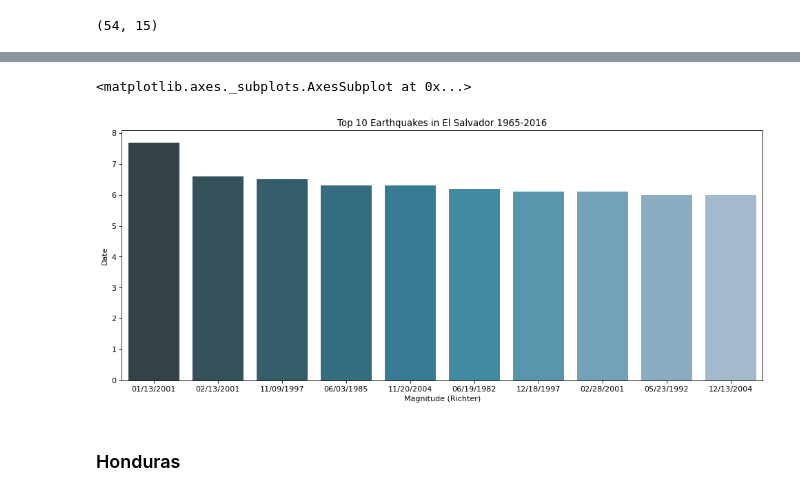
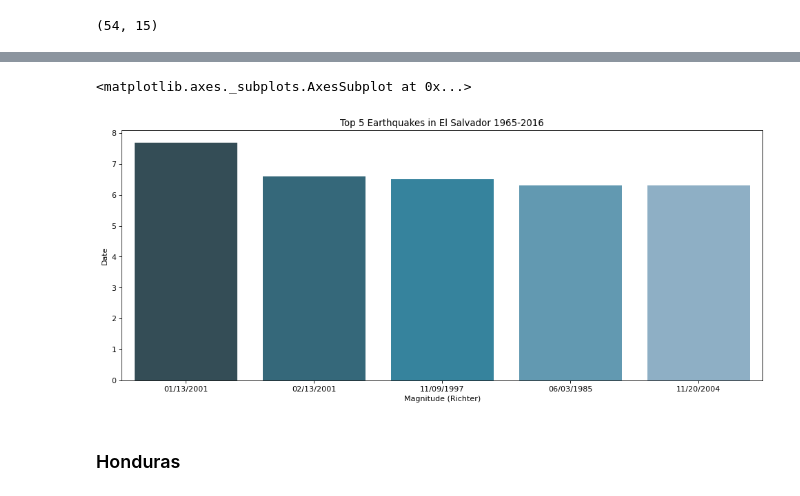
Before and after one commit to sotus30/Earthquakes_Central_America, a Jupyter notebook: Data Exploration 2.ipynb, the cells around one changed output, grey strips where cells are left out. Saved outputs shown, nothing was run; the diff lists cells and outputs as text; code cells hidden in the pictures.

```diff
--- a/Data Exploration 2.ipynb
+++ b/Data Exploration 2.ipynb
@@ -558,19 +558,19 @@ map_SV
 # %% [output]
 [interactive output not drawn]
 # %%
-SV_top10 = df_SV.nlargest(10, 'Magnitude')
+SV_top10 = df_SV.nlargest(5, 'Magnitude')
 y= SV_top10['Magnitude'].values
 
 figure(num=None, figsize=(15, 6), dpi=80, facecolor='w', edgecolor='k')
 
-plt.title('Top 10 Earthquakes in El Salvador 1965-2016')
+plt.title('Top 5 Earthquakes in El Salvador 1965-2016')
 plt.xlabel('Magnitude (Richter)')
 plt.ylabel('Date')
 
 sns.barplot(SV_top10['Date'].values, SV_top10['Magnitude'].values, palette='PuBuGn_d')
 # %% [output]
 <matplotlib.axes._subplots.AxesSubplot at 0x...>
-[figure, old version]
+[figure, new version]
 # %% [markdown]
 <H3> Honduras
 # %% [markdown]
```
Also changed, not shown: parts of 3 cells of this notebook.
